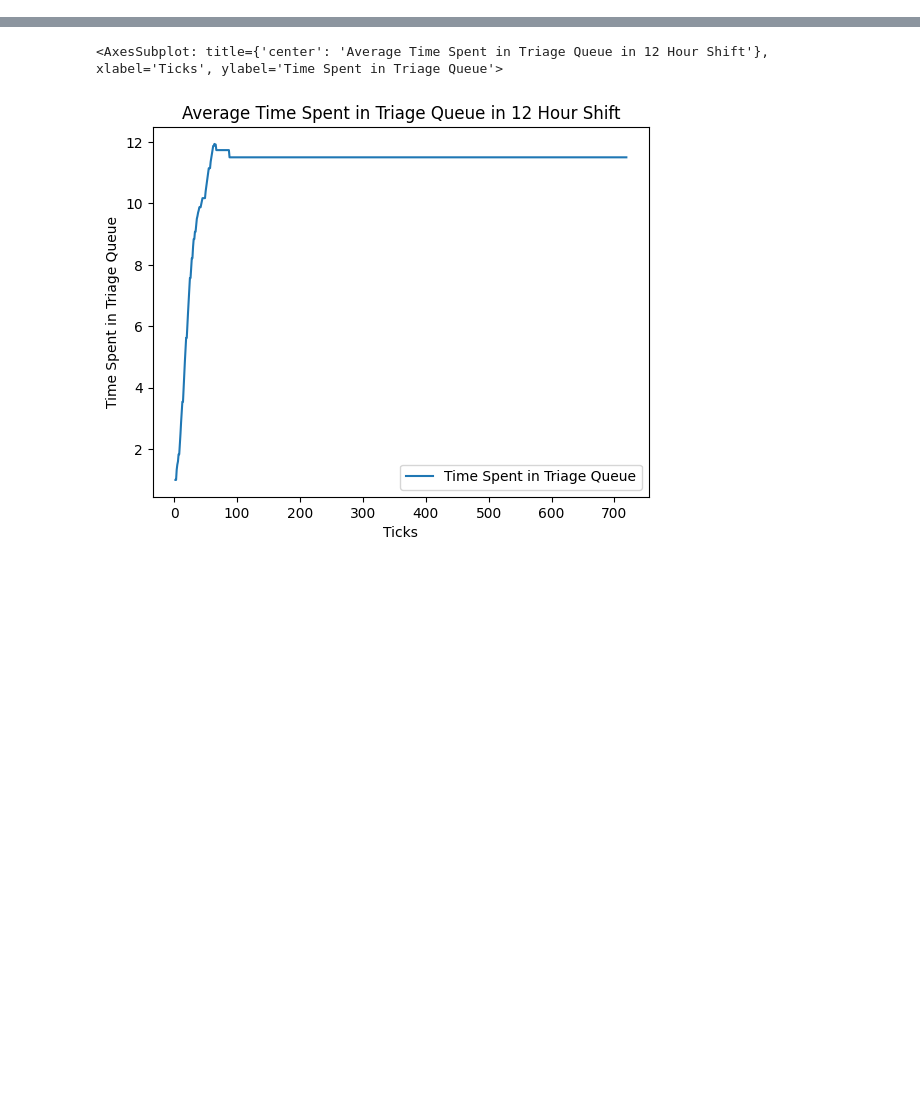
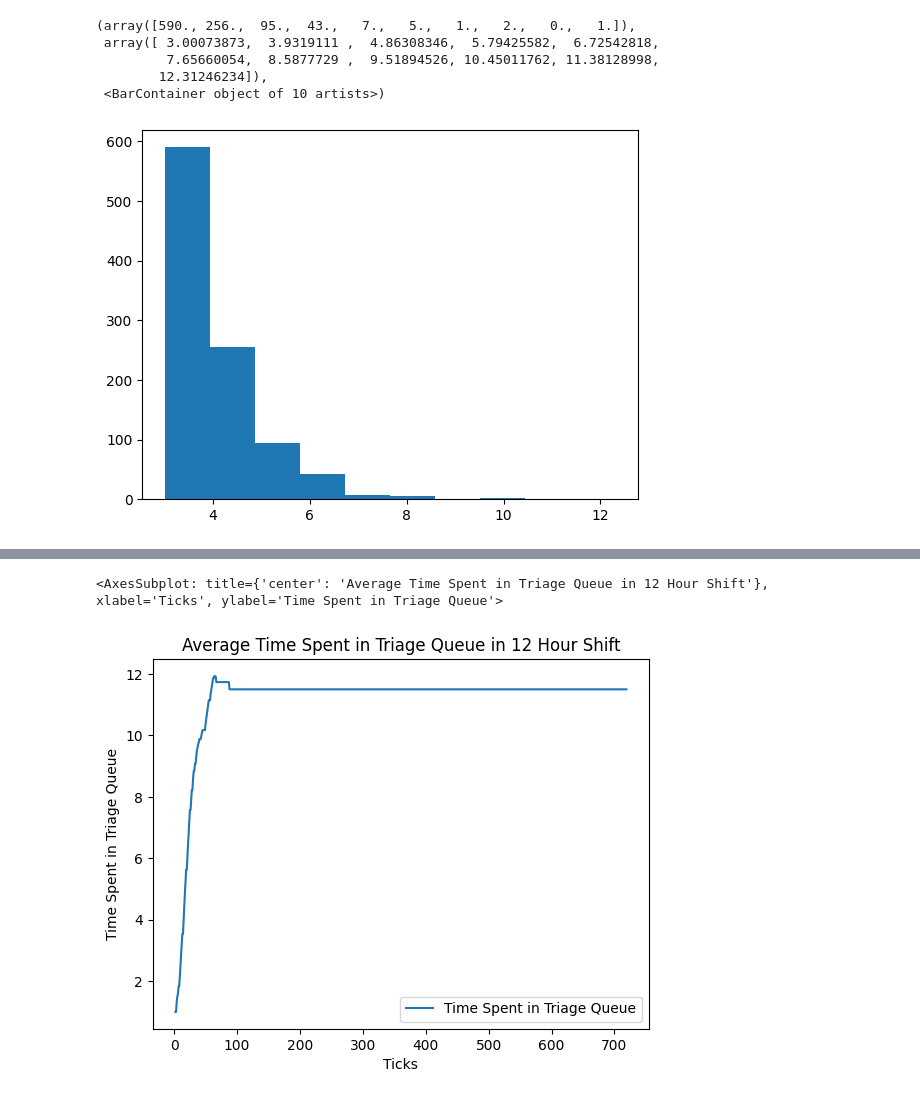
Before and after one commit to michaeladrouillard/ABM-v3, a Jupyter notebook: Exploration.ipynb, the cells around one changed output, grey strips where cells are left out. Cells and saved outputs as stored; diff of their text form; code cells hidden in the pictures; blank space fills up the shorter version.

```diff
--- a/Exploration.ipynb
+++ b/Exploration.ipynb
@@ -23,0 +23,10 @@ Deprecated in NumPy 1.20; for more details and guidance: https://numpy.org/devdo
+# %%
+times = ss.expon(3).rvs(1000)
+plt.hist(np.asarray(times))
+# %% [output]
+(array([590., 256.,  95.,  43.,   7.,   5.,   1.,   2.,   0.,   1.]),
+ array([ 3.00073873,  3.9319111 ,  4.86308346,  5.79425582,  6.72542818,
+         7.65660054,  8.5877729 ,  9.51894526, 10.45011762, 11.38128998,
+        12.31246234]),
+ <BarContainer object of 10 artists>)
+[figure, added]
```
Also changed, not shown: parts of 25 cells of this notebook, 1 other file.
